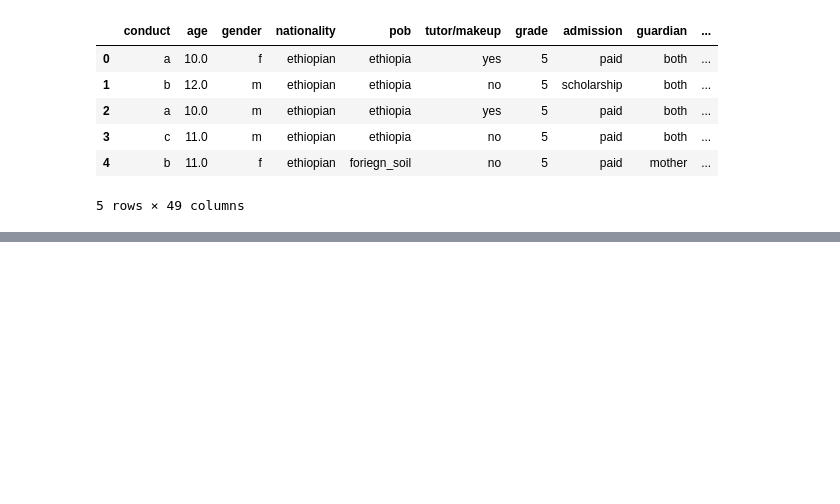
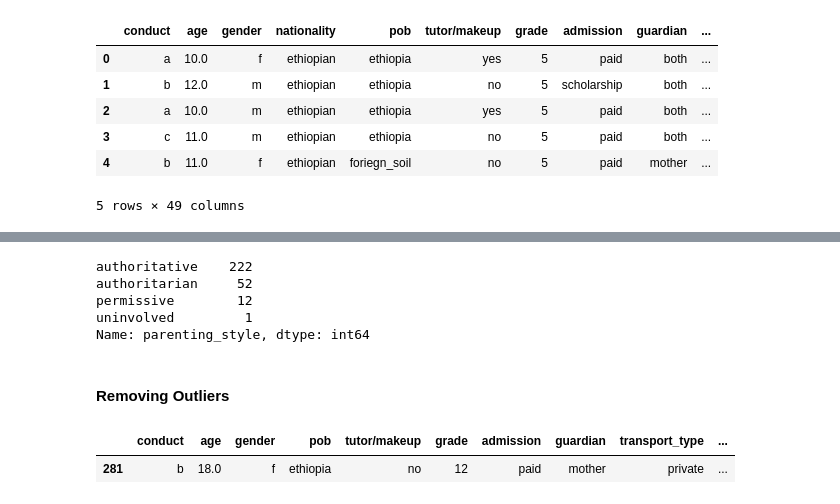
Before and after one commit to Ammon21/School-Data-Science-Project, a Jupyter notebook: notebooks/machine_learning.ipynb, the cells around one changed output, grey strips where cells are left out. Cells and saved outputs as stored; diff of their text form; code cells hidden in the pictures; blank space fills up the shorter version.

```diff
--- a/notebooks/machine_learning.ipynb
+++ b/notebooks/machine_learning.ipynb
@@ -19,0 +46,25 @@ df.head()
+# %%
+dfx = df[['conduct', 'age', 'gender', 'pob', 'tutor/makeup', 'grade', 'admission', 'guardian', 'transport_type',
+          'birth_order', 'mother_tongue', 'parenting_style', 'maths', 'english', 'gpa'
+          ]]
+# %%
+dfx.conduct.value_counts()  #label encoded  abc
+dfx.age.value_counts()      # dtype int
+dfx.gender.value_counts()   # f and m
+dfx.pob.value_counts()      # ethiopia or foriegn soil
+dfx['tutor/makeup'].value_counts()   #yes or no
+dfx.grade.value_counts()     #5-12
+dfx.admission.value_counts()
+dfx.guardian.value_counts() #single #both #other mother and father to be merged into single parents &&&&
+dfx.transport_type.value_counts() #private, service, public, onfoot  &&&&
+dfx.birth_order.value_counts() #first, middle, last
+dfx.mother_tongue.value_counts()
+dfx.parenting_style.value_counts() #4
+# %% [output]
+authoritative    222
+authoritarian     52
+permissive        12
+uninvolved         1
+Name: parenting_style, dtype: int64
+# %% [markdown]
+#### Removing Outliers
@@ -19,0 +74,5 @@ df.head()
+# %%
+dfx[dfx.maths == 27.53]
+# %% [output]
+|  | conduct | age | gender | pob | tutor/makeup | grade | admission | guardian | transport_type | ... |
+| 281 | b | 18.0 | f | ethiopia | no | 12 | paid | mother | private | ... |
```
Also changed, not shown: parts of 11 cells of this notebook.
